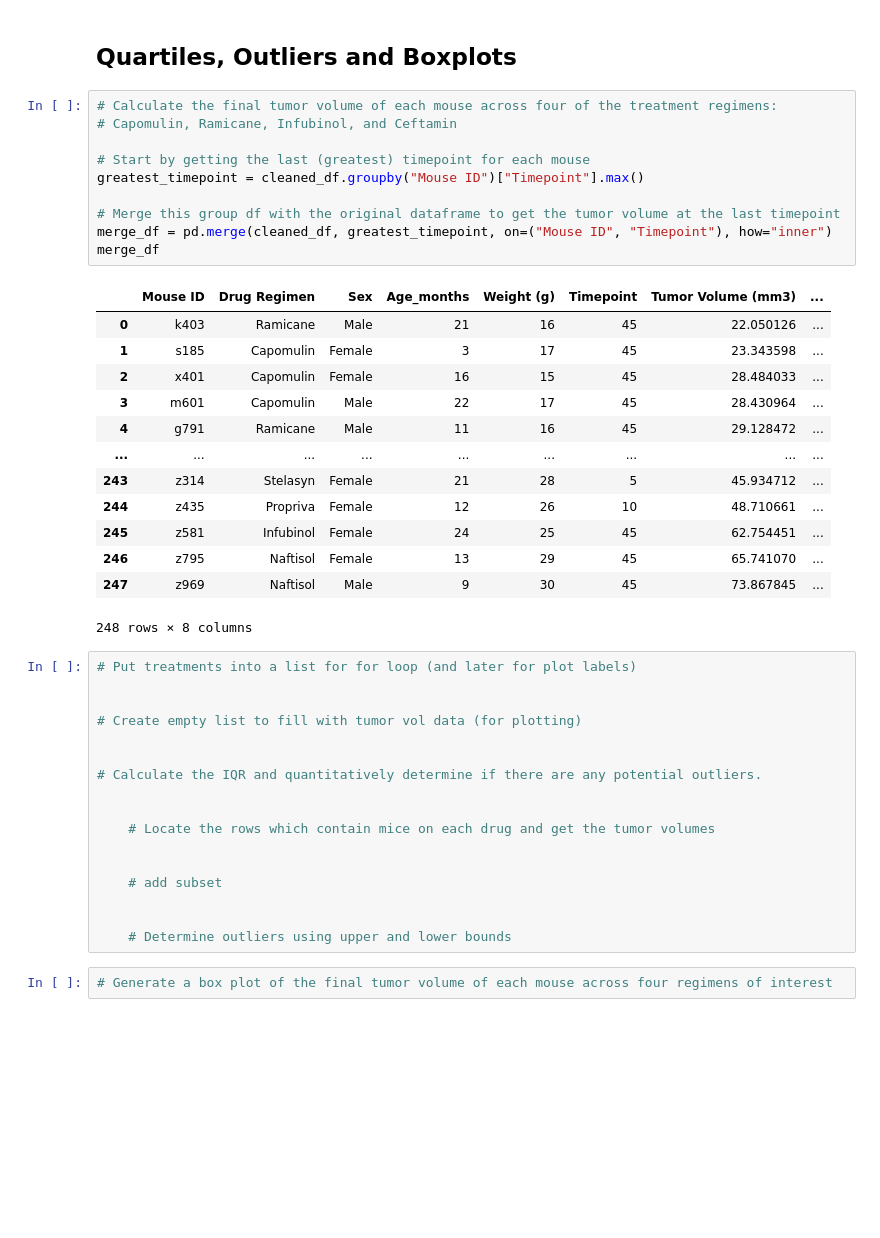
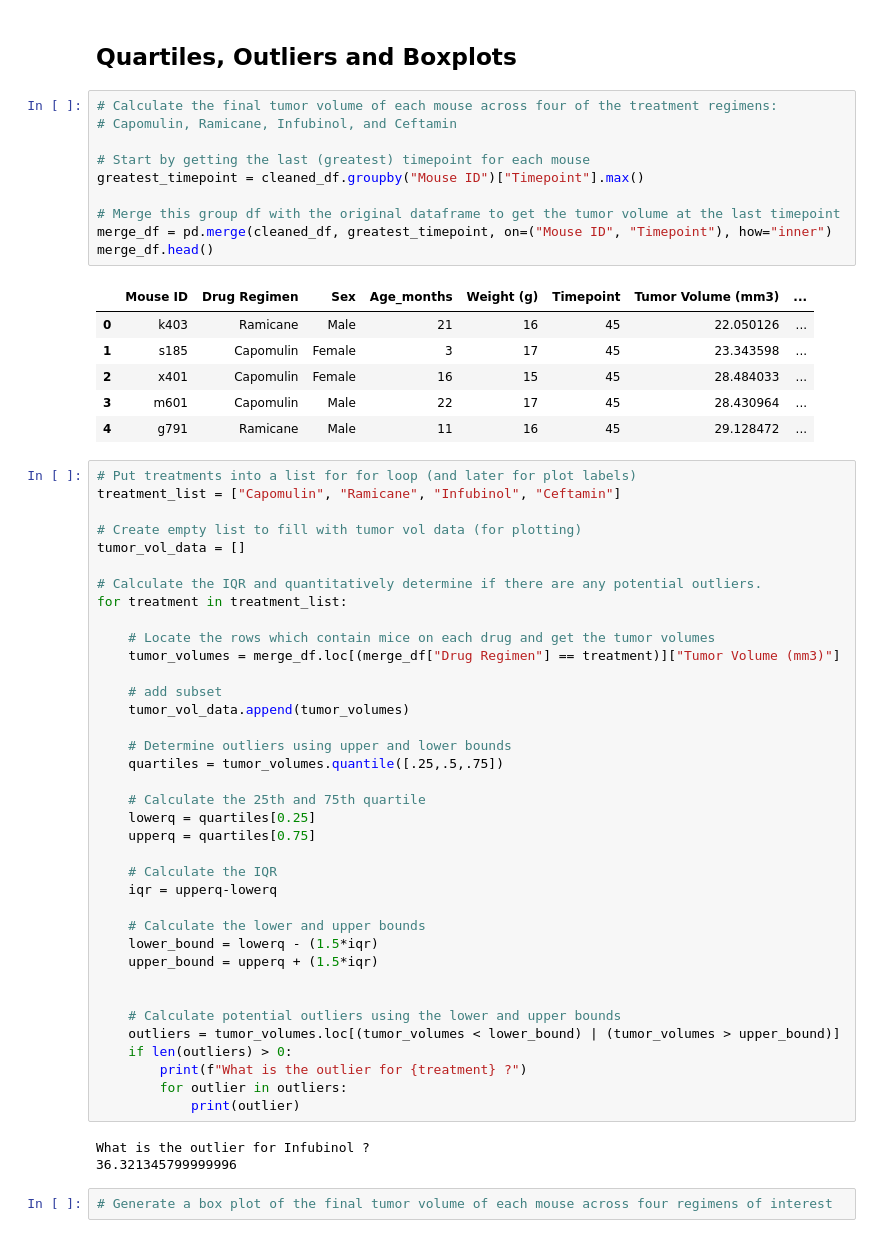
Before and after one commit to SusanCThomas/Pymaceuticals, a Jupyter notebook: pymaceuticals_.ipynb, the cells around one changed output. Drawn from its saved outputs; the diff is of its cells as text; blank space fills up the shorter version.

Commit message:
created code to calculate quartiles and outliers for data

```diff
--- a/pymaceuticals_.ipynb
+++ b/pymaceuticals_.ipynb
@@ -240,44 +240,60 @@ plt.show()
 # %%
 # Calculate the final tumor volume of each mouse across four of the treatment regimens:
 # Capomulin, Ramicane, Infubinol, and Ceftamin
 
 # Start by getting the last (greatest) timepoint for each mouse
 greatest_timepoint = cleaned_df.groupby("Mouse ID")["Timepoint"].max()
 
 # Merge this group df with the original dataframe to get the tumor volume at the last timepoint
 merge_df = pd.merge(cleaned_df, greatest_timepoint, on=("Mouse ID", "Timepoint"), how="inner")
-merge_df
+merge_df.head()
 # %% [output]
 |  | Mouse ID | Drug Regimen | Sex | Age_months | Weight (g) | Timepoint | Tumor Volume (mm3) | ... |
 | 0 | k403 | Ramicane | Male | 21 | 16 | 45 | 22.050126 | ... |
 | 1 | s185 | Capomulin | Female | 3 | 17 | 45 | 23.343598 | ... |
 | 2 | x401 | Capomulin | Female | 16 | 15 | 45 | 28.484033 | ... |
 | 3 | m601 | Capomulin | Male | 22 | 17 | 45 | 28.430964 | ... |
 | 4 | g791 | Ramicane | Male | 11 | 16 | 45 | 29.128472 | ... |
-| ... | ... | ... | ... | ... | ... | ... | ... | ... |
-| 243 | z314 | Stelasyn | Female | 21 | 28 | 5 | 45.934712 | ... |
-| 244 | z435 | Propriva | Female | 12 | 26 | 10 | 48.710661 | ... |
-| 245 | z581 | Infubinol | Female | 24 | 25 | 45 | 62.754451 | ... |
-| 246 | z795 | Naftisol | Female | 13 | 29 | 45 | 65.741070 | ... |
-| 247 | z969 | Naftisol | Male | 9 | 30 | 45 | 73.867845 | ... |
-248 rows × 8 columns
 # %%
 # Put treatments into a list for for loop (and later for plot labels)
+treatment_list = ["Capomulin", "Ramicane", "Infubinol", "Ceftamin"]
+
+# Create empty list to fill with tumor vol data (for plotting)
+tumor_vol_data = []
+
+# Calculate the IQR and quantitatively determine if there are any potential outliers.
+for treatment in treatment_list:
+
+    # Locate the rows which contain mice on each drug and get the tumor volumes
+    tumor_volumes = merge_df.loc[(merge_df["Drug Regimen"] == treatment)]["Tumor Volume (mm3)"]
+
+    # add subset
+    tumor_vol_data.append(tumor_volumes)
+
+    # Determine outliers using upper and lower bounds
+    quartiles = tumor_volumes.quantile([.25,.5,.75])
+
+    # Calculate the 25th and 75th quartile
+    lowerq = quartiles[0.25]
+    upperq = quartiles[0.75]
+
+    # Calculate the IQR
+    iqr = upperq-lowerq
+
+    # Calculate the lower and upper bounds
+    lower_bound = lowerq - (1.5*iqr)
+    upper_bound = upperq + (1.5*iqr)
 
 
-# Create empty list to fill with tumor vol data (for plotting)
-
-
-# Calculate the IQR and quantitatively determine if there are any potential outliers.
-
-
-    # Locate the rows which contain mice on each drug and get the tumor volumes
-
-
-    # add subset
-
-
-    # Determine outliers using upper and lower bounds
+    # Calculate potential outliers using the lower and upper bounds
+    outliers = tumor_volumes.loc[(tumor_volumes < lower_bound) | (tumor_volumes > upper_bound)]
+    if len(outliers) > 0:
+        print(f"What is the outlier for {treatment} ?")
+        for outlier in outliers:
+            print(outlier)
+# %% [output]
+What is the outlier for Infubinol ?
+36.321345799999996
 # %%
 # Generate a box plot of the final tumor volume of each mouse across four regimens of interest
 # %% [markdown]
```
